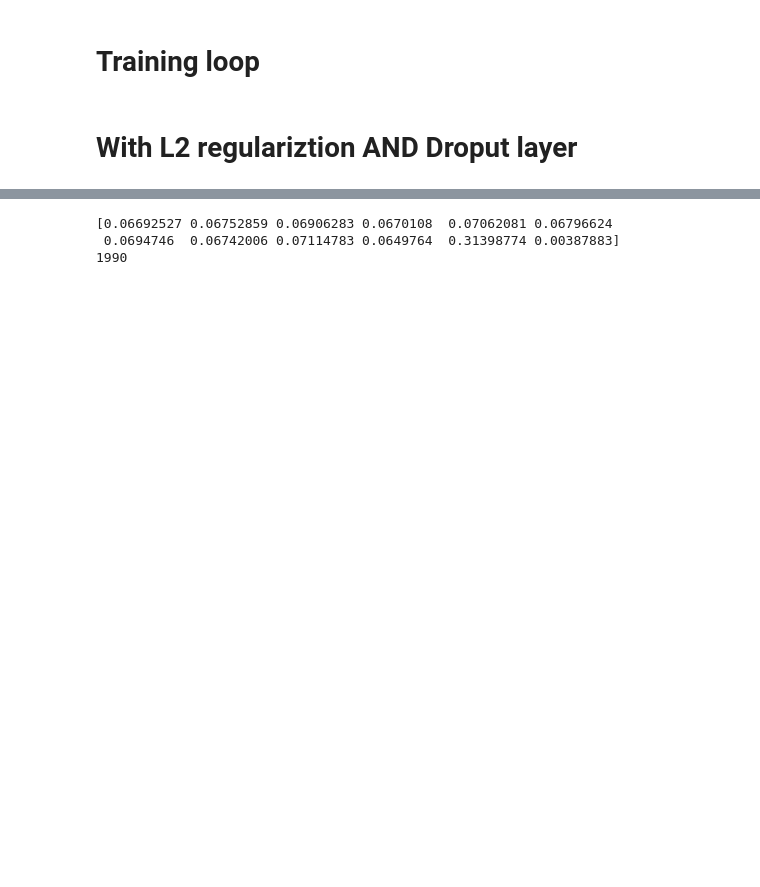
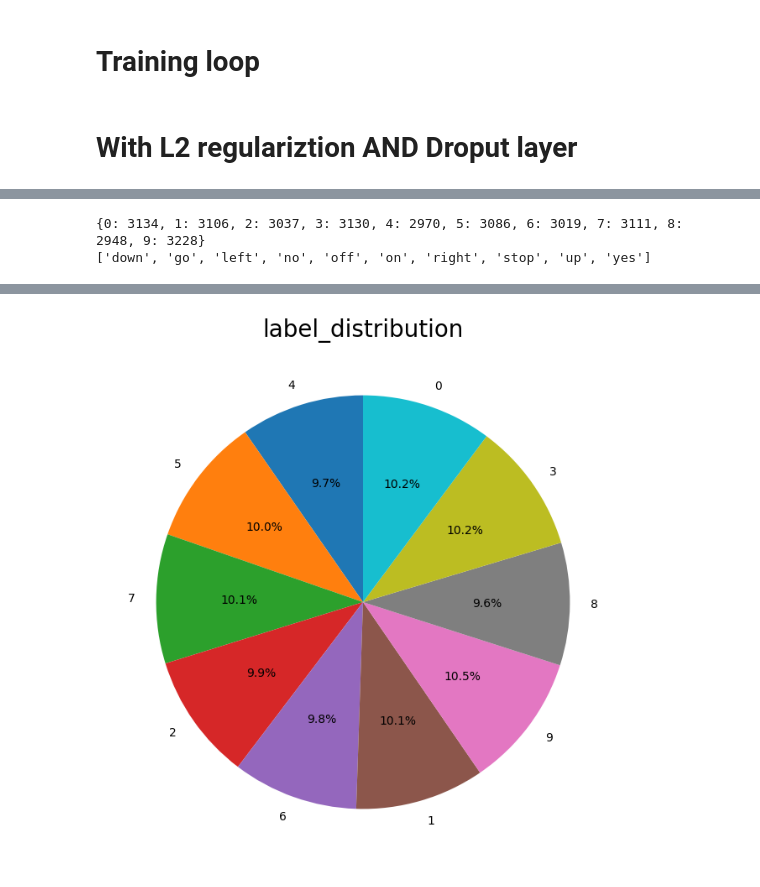
Before and after one commit to almog-sharoni/KWS-on-Mamba, a Jupyter notebook: KWS_on_MAMBA_largrer_set.ipynb, the cells around one changed output, grey strips where cells are left out. Saved outputs shown, nothing was run; the diff lists cells and outputs as text; code cells hidden in the pictures; blank space fills up the shorter version.

```diff
--- a/KWS_on_MAMBA_largrer_set.ipynb
+++ b/KWS_on_MAMBA_largrer_set.ipynb
@@ -180,9 +155,15 @@ plot_learning_curves(train_accuracies, val_accuracies, train_losses, val_losses)
+# %%
+print(label_distribution)
+print(label_names)
+# %% [output]
+{0: 3134, 1: 3106, 2: 3037, 3: 3130, 4: 2970, 5: 3086, 6: 3019, 7: 3111, 8: 2948, 9: 3228}
+['down', 'go', 'left', 'no', 'off', 'on', 'right', 'stop', 'up', 'yes']
 # %%
 # calc weights for unbalanced dataset
 from utils import compute_label_distribution
-label_distribution = compute_label_distribution(train_ds,title="")
+label_distribution = compute_label_distribution(train_ds,plot=True)
 # Convert label counts to a list of counts in the order of label indices
-counts_list = [label_distribution[i] for i in sorted(label_distribution.keys())]
+counts_list = [label_distribution[i] for i in (label_distribution.keys())]
 # Compute total number of samples
 total_samples = sum(counts_list)
 
@@ -191,3 +172,4 @@ num_classes = len(counts_list)
 
 # Calculate class weights
 class_weights = [total_samples / (num_classes * count) for count in counts_list]
+# %% [output]
@@ -194,7 +177,8 @@ class_weights = [total_samples / (num_classes * count) for count in counts_list]
+[figure, added]
 # %%
 class_weights_normalized = class_weights / np.sum(class_weights)  # Normalize class weights
 # print(class_weights_normalized)
-class_weights_tensor = torch.tensor(class_weights_normalized).to("cuda")
+class_weights_tensor = torch.tensor(class_weights).to("cuda")
 # fine tune the model with balanced dataset
 max_samples = int(len(pytorch_train_dataset) * min(class_weights_normalized) *len(class_weights_normalized))
 sampler = torch.utils.data.WeightedRandomSampler(
@@ -203,8 +187,4 @@ sampler = torch.utils.data.WeightedRandomSampler(
     replacement=True
 )
 train_loader = DataLoader(pytorch_train_dataset, batch_size=batch_size,num_workers=4,prefetch_factor=2,sampler=sampler)
-# %% [output]
-[0.06692527 0.06752859 0.06906283 0.0670108  0.07062081 0.06796624
- 0.0694746  0.06742006 0.07114783 0.0649764  0.31398774 0.00387883]
-1990
 # %%
```
Also changed, not shown: parts of 17 cells of this notebook, 9 other files.
